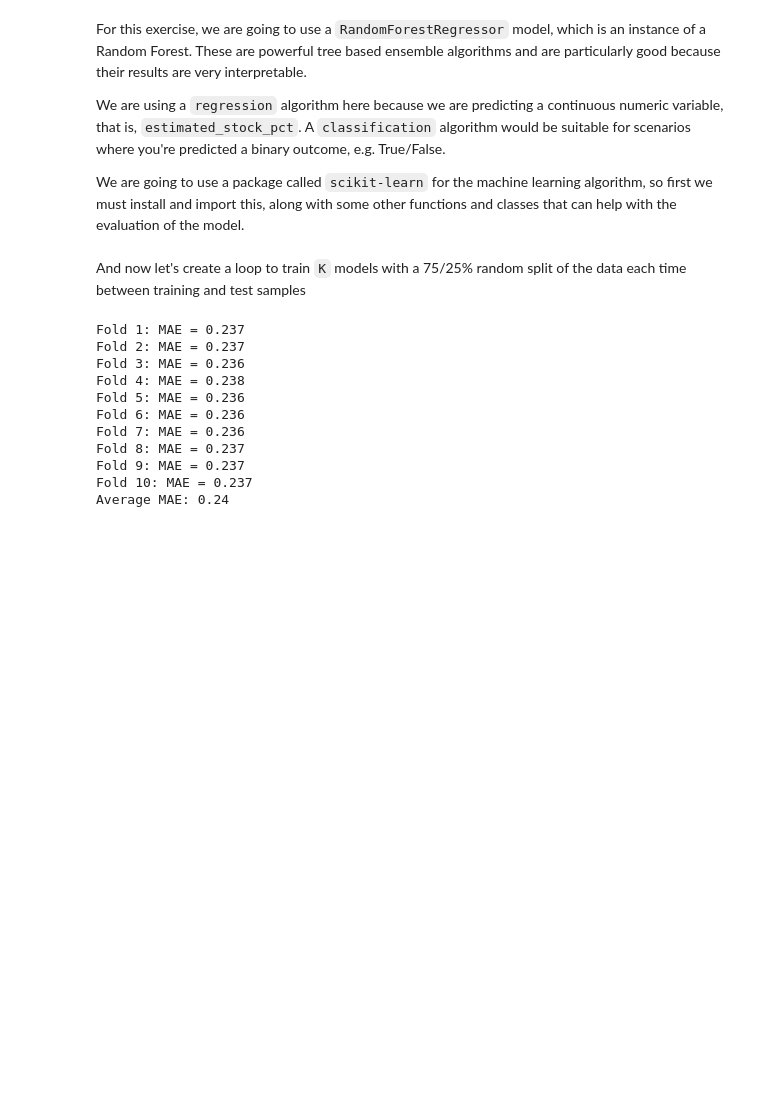
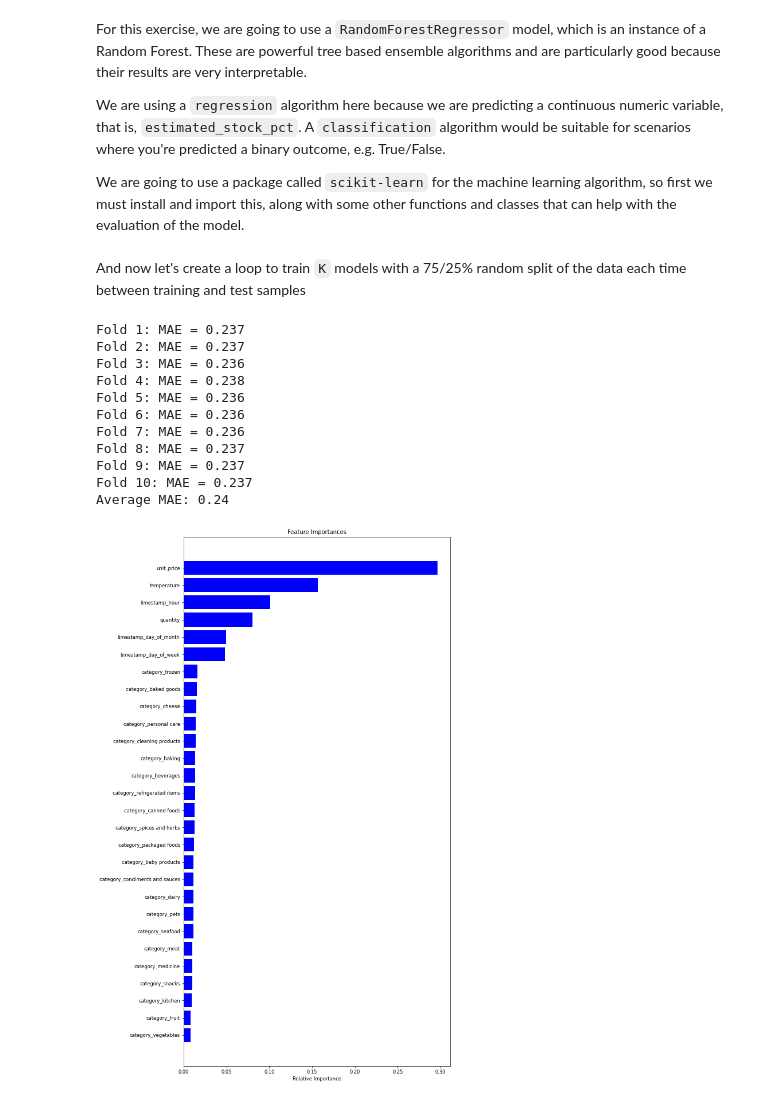
Before and after one commit to kunalNbadgujar/Cognizant-Artificial-Intelligence-Virtual-Internship-Project, a Jupyter notebook: Task_1.ipynb, the cells around one changed output. Saved outputs shown, nothing was run; the diff lists cells and outputs as text; code cells hidden in the pictures; blank space fills up the shorter version.

```diff
--- a/Task_1.ipynb
+++ b/Task_1.ipynb
@@ -835,3 +839,16 @@ Fold 8: MAE = 0.237
 Fold 9: MAE = 0.237
 Fold 10: MAE = 0.237
 Average MAE: 0.24
+# %%
+features = [i.split("__")[0] for i in X.columns]
+importances = model.feature_importances_
+indices = np.argsort(importances)
+
+fig, ax = plt.subplots(figsize=(10, 20), dpi=60)
+plt.title('Feature Importances')
+plt.barh(range(len(indices)), importances[indices], color='b', align='center')
+plt.yticks(range(len(indices)), [features[i] for i in indices])
+plt.xlabel('Relative Importance')
+plt.show()
+# %% [output]
+[figure, added]
```
Also changed, not shown: parts of 5 cells of this notebook.
